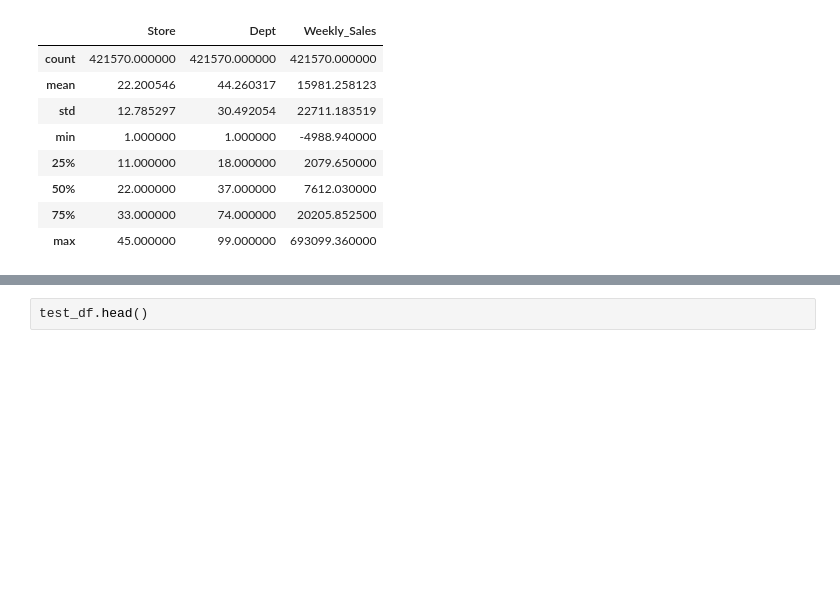
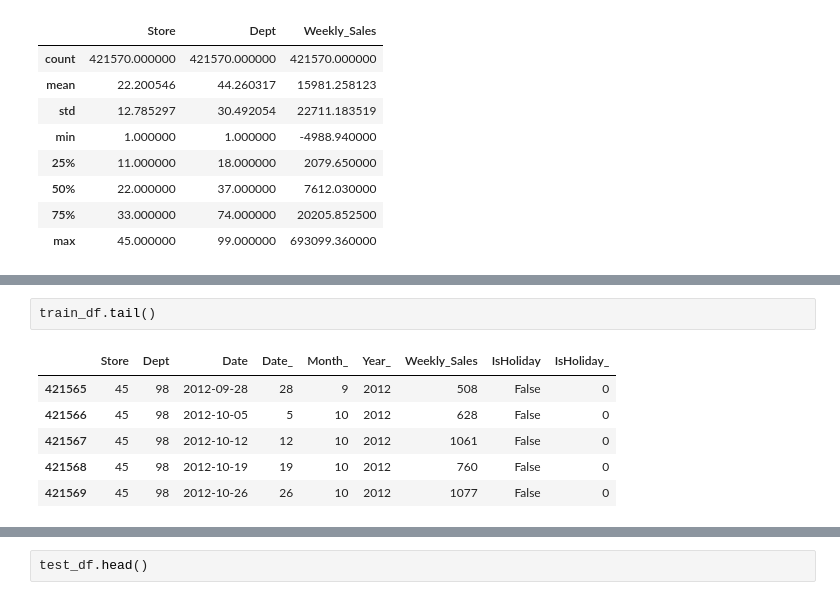
Before and after one commit to SamNijin/Walmart-Data-Analysis-Visualization, a Jupyter notebook: Walmart-Data-Analysis-Visualization.ipynb, the cells around one changed output, grey strips where cells are left out. Cells and saved outputs as stored; diff of their text form; blank space fills up the shorter version.

```diff
--- a/Walmart-Data-Analysis-Visualization.ipynb
+++ b/Walmart-Data-Analysis-Visualization.ipynb
@@ -65,0 +147,9 @@ plt.show()
+# %%
+train_df.tail()
+# %% [output]
+|  | Store | Dept | Date | Date_ | Month_ | Year_ | Weekly_Sales | IsHoliday | IsHoliday_ |
+| 421565 | 45 | 98 | 2012-09-28 | 28 | 9 | 2012 | 508 | False | 0 |
+| 421566 | 45 | 98 | 2012-10-05 | 5 | 10 | 2012 | 628 | False | 0 |
+| 421567 | 45 | 98 | 2012-10-12 | 12 | 10 | 2012 | 1061 | False | 0 |
+| 421568 | 45 | 98 | 2012-10-19 | 19 | 10 | 2012 | 760 | False | 0 |
+| 421569 | 45 | 98 | 2012-10-26 | 26 | 10 | 2012 | 1077 | False | 0 |
```
Also changed, not shown: parts of 19 cells of this notebook.
